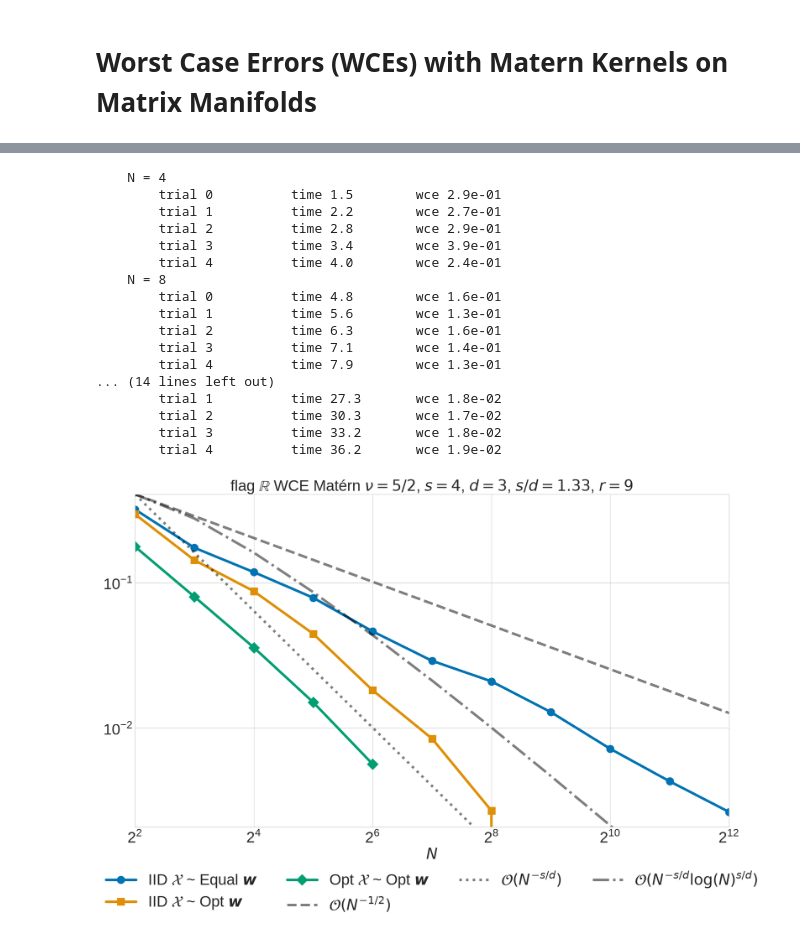
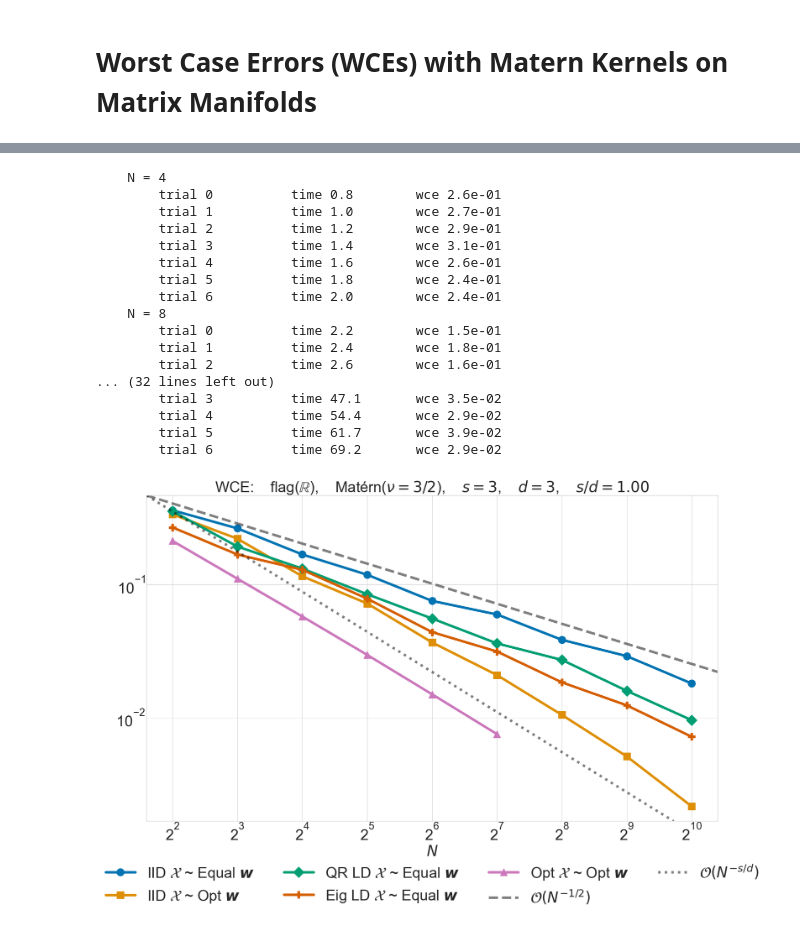
Before and after one commit to alegresor/rmatqmcpy, a Jupyter notebook: docs/examples/opt_rates.matern.ipynb, the cells around one changed output, grey strips where cells are left out. Saved outputs shown, nothing was run; the diff lists cells and outputs as text; code cells hidden in the pictures.

Commit message:
flag R good run

```diff
--- a/docs/examples/opt_rates.matern.ipynb
+++ b/docs/examples/opt_rates.matern.ipynb
@@ -27,11 +27,11 @@ MPLP['MARKERS'] a list of length 12
 manifold_type = "flag" # Stiefel, Gr, flag, LGr
 field = "R" # R,C,H
 n = 3 # 3,6
-nu = 5/2 # 3/2,9/2
-log2_N_ref = 18 # 26,24
-log2_N_max = 12
+nu = 3/2 # 3/2,9/2
+log2_N_ref = 26 # 26,24
+log2_N_max = 10
 log2_N_rho = 11
-trials = 5
+trials = 7
 pcg_log2_N_threshold = 14
 pcg_residtol = 1e-4
 print("manifold_type = %s"%manifold_type)
@@ -178,6 +178,6 @@ s/d = 1.3333333333333333
 # %%
-x_ref = rand_manifold(N=2**0,n=n,seed=107,qp_unif_gen=lambda dimension,seed: qp.Net(dimension,seed=seed,randomize="DS",order="GRAY"))
-y_ref = rand_manifold(N=2**log2_N_ref,n=n,seed=101,qp_unif_gen=lambda dimension,seed: qp.Net(dimension,seed=seed,randomize="DS",order="GRAY"))
+x_ref = rand_manifold(N=2**0,n=n,seed=107,qp_unif_gen=qp.Net)
+y_ref = rand_manifold(N=2**log2_N_ref,n=n,seed=101,qp_unif_gen=qp.Net)
 N_rho = 2**log2_N_rho
 fnorms = torch.linalg.norm(y_ref[:N_rho,None,:,:]-y_ref[None,:N_rho,:,:],dim=(-2,-1)).real
 rho = fnorms[*torch.tril_indices(N_rho,N_rho,-1)].median().item()
@@ -193,8 +193,8 @@ kmean = 0.54805151819129771518
 genf_ld_optw_decomp = [
     [r"IID $\mathcal{X}$ ~ Equal $\boldsymbol{w}$",     False,      False,      "default"],
     [r"IID $\mathcal{X}$ ~ Opt $\boldsymbol{w}$",       False,      True,       "default"],
-    # [r"QR LD $\mathcal{X}$ ~ Equal $\boldsymbol{w}$",   True,       False,      "QR"],
-    # [r"Eig LD $\mathcal{X}$ ~ Equal $\boldsymbol{w}$",  True,       False,      "eig"],
+    [r"QR LD $\mathcal{X}$ ~ Equal $\boldsymbol{w}$",   True,       False,      "QR"],
+    [r"Eig LD $\mathcal{X}$ ~ Equal $\boldsymbol{w}$",  True,       False,      "eig"],
     # [r"SVD LD $\mathcal{X}$ ~ Equal $\boldsymbol{w}$",  True,       False,      "SVD"],
     ]
 N = 2**torch.arange(2,log2_N_max+1)
@@ -203,10 +203,7 @@ wces = torch.nan*torch.empty((len(genf_ld_optw_decomp),len(N),trials))
 t0 = time.perf_counter()
 for i,(key,ld,optw,decomp) in enumerate(genf_ld_optw_decomp):
     print(key)
-    if ld:
-        qp_unif_gen = qp.IIDStdUniform
-    else:
-        qp_unif_gen=lambda dimension,seed: qp.Net(dimension,seed=seed,randomize="DS",order="GRAY")
+    qp_unif_gen = qp.Net if ld else qp.IIDStdUniform
     rand_decomp = decomp_map[decomp]
     kwargs_rand_manifold = {"qp_unif_gen":qp_unif_gen,decomp_kwarg:rand_decomp}
     for j in range(len(N)):
@@ -255,7 +252,7 @@ def genflag_opt_x_w(
     assert manifold_type=="flag"
     assert field=="R"
     t = delta.size(-1)
-    u = torch.from_numpy(qp.DigitalNetB2(t**2,seed=seed,randomize="LMS_DS",order="GRAY")(N)).to(DEVICE)
+    u = torch.from_numpy(qp.Net(dimension=t**2,seed=seed)(N)).to(DEVICE)
     theta0 = rmatqmcpy.tf_On_QR(u)
     zerosn = torch.zeros(N,device=DEVICE)
     onesn = torch.ones(N,device=DEVICE)
@@ -290,7 +287,7 @@ def genflag_opt_x_w(
 #     delta=delta,
 #     seed = 17,
 #     verbose = None)
-if False and manifold_type=="flag" and field=="R":
+if True and manifold_type=="flag" and field=="R":
     genf_ld_optw_decomp += [[r"Opt $\mathcal{X}$ ~ Opt $\boldsymbol{w}$", "opt", "opt", "default"]]
     wces_opt_x_w = torch.nan*torch.empty((len(N),trials))
     t0 = time.perf_counter()
@@ -306,53 +303,53 @@ if False and manifold_type=="flag" and field=="R":
     wces = torch.cat([wces,wces_opt_x_w[None,:,:]],dim=0)
 # %% [output]
     N = 4
-        trial 0          time 1.5        wce 2.9e-01
-        trial 1          time 2.2        wce 2.7e-01
-        trial 2          time 2.8        wce 2.9e-01
-        trial 3          time 3.4        wce 3.9e-01
-        trial 4          time 4.0        wce 2.4e-01
+        trial 0          time 0.8        wce 2.6e-01
+        trial 1          time 1.0        wce 2.7e-01
+        trial 2          time 1.2        wce 2.9e-01
+        trial 3          time 1.4        wce 3.1e-01
+        trial 4          time 1.6        wce 2.6e-01
+        trial 5          time 1.8        wce 2.4e-01
+        trial 6          time 2.0        wce 2.4e-01
     N = 8
-        trial 0          time 4.8        wce 1.6e-01
-        trial 1          time 5.6        wce 1.3e-01
-        trial 2          time 6.3        wce 1.6e-01
-        trial 3          time 7.1        wce 1.4e-01
-        trial 4          time 7.9        wce 1.3e-01
-... (14 lines left out)
-        trial 1          time 27.3       wce 1.8e-02
-        trial 2          time 30.3       wce 1.7e-02
-        trial 3          time 33.2       wce 1.8e-02
-        trial 4          time 36.2       wce 1.9e-02
+        trial 0          time 2.2        wce 1.5e-01
+        trial 1          time 2.4        wce 1.8e-01
+        trial 2          time 2.6        wce 1.6e-01
+... (32 lines left out)
+        trial 3          time 47.1       wce 3.5e-02
+        trial 4          time 54.4       wce 2.9e-02
+        trial 5          time 61.7       wce 3.9e-02
+        trial 6          time 69.2       wce 2.9e-02
 # %%
 fig,ax = pyplot.subplots(nrows=1,ncols=1,figsize=(MPLP["PW"]/1.5,MPLP["PW"]/1.5/1.5),sharex=True,sharey=False)
 wces_means = wces.mean(-1)
 for i,(key,*_) in enumerate(genf_ld_optw_decomp):
     ax.plot(N,wces_means[i],color=MPLP["COLORS"][i],marker=MPLP["MARKERS"][i],label=key)
 ax.set_yscale("log",base=10)
 ax.set_xscale("log",base=2)
-xmin,xmax = [N[0],N[-1]]
-# xmin,xmax = ax.get_xlim()
+# xmin,xmax = [N[0],N[-1]]
+xmin,xmax = ax.get_xlim()
 ymin,ymax = ax.get_ylim()
 ax.set_xlim([xmin,xmax])
 ax.set_ylim([ymin,ymax])
 # ax.axline([xmax,ymin],[2*xmax,2**(-1/2)*ymin],color="k",alpha=0.5,label=r"$\mathcal{O}(N^{-1/2})$",linestyle="dashed")
 # ax.axline([xmax,ymin],[2*xmax,2**(-s/d)*ymin],color="k",alpha=0.5,label=r"$\mathcal{O}(N^{-s/d})$",linestyle="dotted")
 ax.axline([xmin,ymax],[2*xmin,2**(-1/2)*ymax],color="k",alpha=0.5,label=r"$\mathcal{O}(N^{-1/2})$",linestyle="dashed")
 ax.axline([xmin,ymax],[2*xmin,2**(-s/d)*ymax],color="k",alpha=0.5,label=r"$\mathcal{O}(N^{-s/d})$",linestyle="dotted")
-ax.plot(N,ymax/(xmin**(-s/d)*torch.log(xmin)**(s/d))*N**(-s/d)*torch.log(N)**(s/d),color="k",alpha=0.5,linestyle="dashdot",label=r"$\mathcal{O}(N^{-s/d} \log(N)^{s/d})$")
+# ax.plot(N,ymax/(xmin**(-s/d)*torch.log(xmin)**(s/d))*N**(-s/d)*torch.log(N)**(s/d),color="k",alpha=0.5,linestyle="dashdot",label=r"$\mathcal{O}(N^{-s/d} \log(N)^{s/d})$")
 ax.legend(frameon=False,ncols=4,loc="lower center",bbox_to_anchor=(.5,-.3))
 assert s==np.inf or s%1 in [0,1/2]
 if s==np.inf:
     s_str = r"\infty"
 elif s%1==0:
     s_str = r"%d"%s
 elif s%1==1/2:
     s_str = r"%d/2"%(2*s)
-ax.set_title(manifold_type+r" $\mathbb{%s}$"%field+r" WCE Matérn "+kernel.nu_str+r", $s = %s$"%s_str+r", $d=%d$"%d+r", $s/d = %.2f$"%(s/d)+r", $r=%d$"%r)
+ax.set_title("WCE:    "+manifold_type+r"($\mathbb{%s}$),"%field+r"    Matérn(%s)"%kernel.nu_str+r",    $s = %s$"%s_str+r",    $d=%d$"%d+r",    $s/d = %.2f$"%(s/d))
 ax.set_xlabel(r"$N$")
 fig.tight_layout()
 fig.savefig("./out/WCE.%s_%s.n%d.d%d.nu%s.png"%(manifold_type,field,n,d,nu))
 # %% [output]
-[figure, old version]
+[figure, new version]
 # %%
 wces_df = pd.DataFrame(wces.mean(-1).T,columns=[name for (name,*_) in genf_ld_optw_decomp])
 wces_df['N'] = N
```
Also changed, not shown: parts of 5 cells of this notebook, 1 other file.
